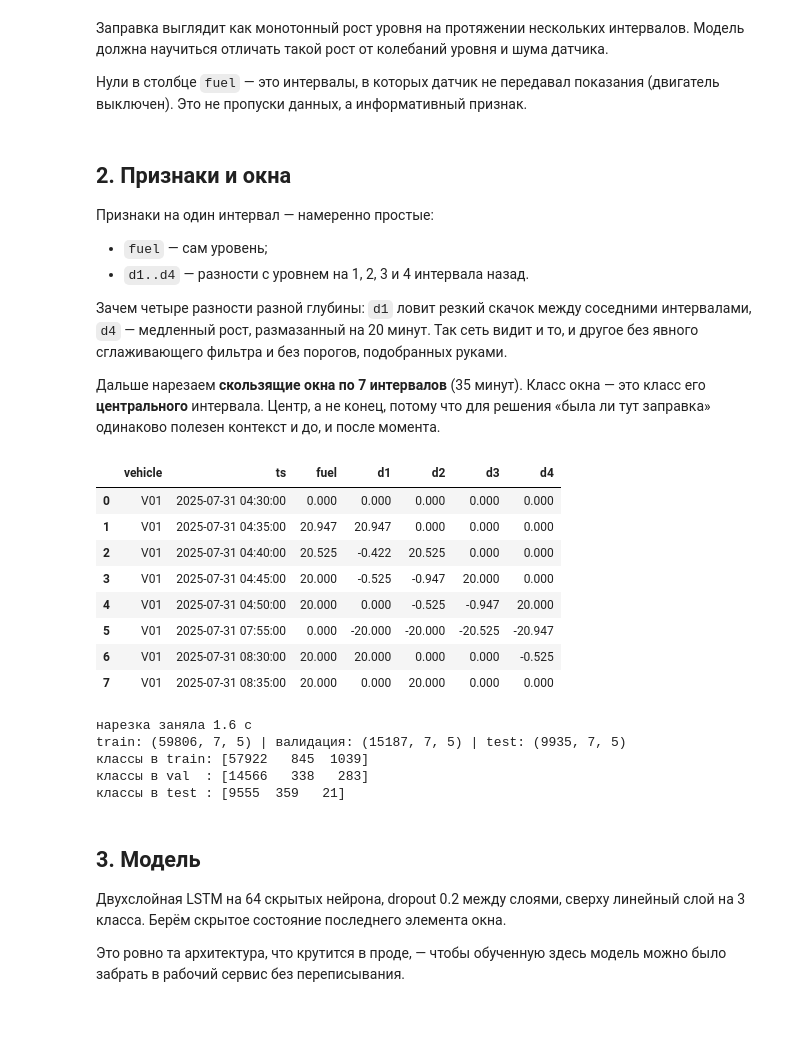
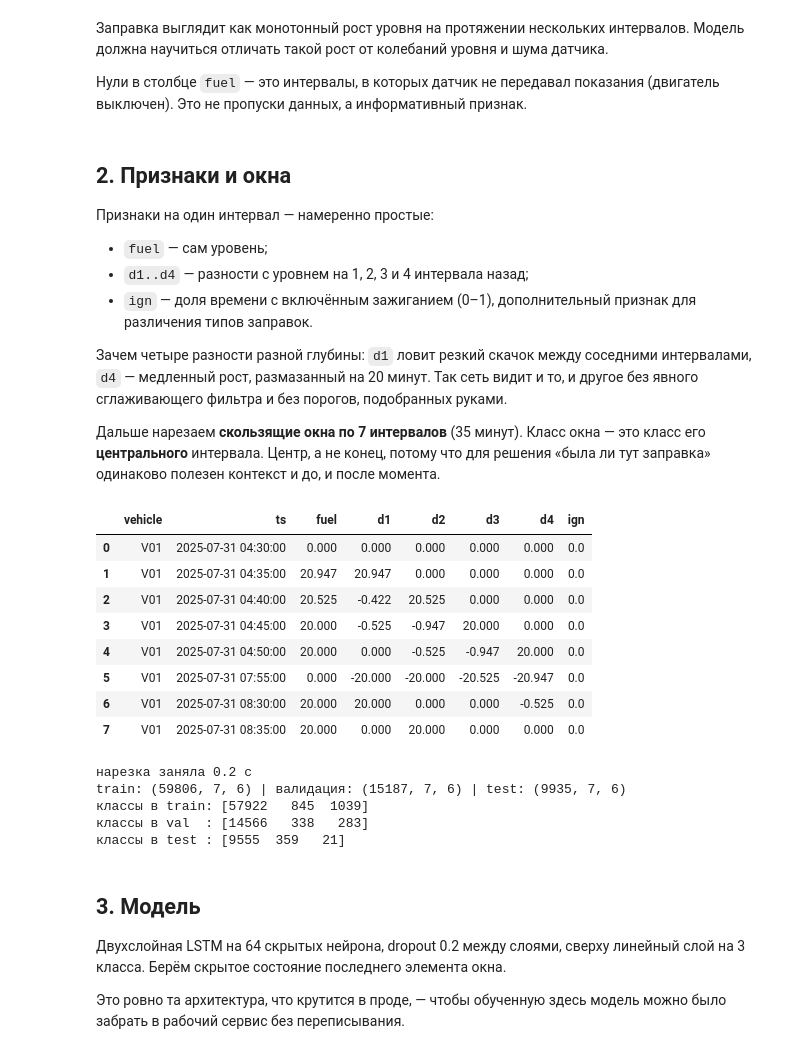
Before and after one commit to rurkk/ML4, a Jupyter notebook: Fuel_Refuel_Detection_Lab.ipynb, the cells around one changed output. Drawn from its saved outputs; the diff is of its cells as text; code cells hidden in the pictures; blank space fills up the shorter version.

```diff
--- a/Fuel_Refuel_Detection_Lab.ipynb
+++ b/Fuel_Refuel_Detection_Lab.ipynb
@@ -199,7 +198,8 @@ print(w[["ts", "fuel", "ign", "speed", "n_msg", "label"]].to_string(index=False)
 Признаки на один интервал — намеренно простые:
 
 * `fuel` — сам уровень;
-* `d1..d4` — разности с уровнем на 1, 2, 3 и 4 интервала назад.
+* `d1..d4` — разности с уровнем на 1, 2, 3 и 4 интервала назад;
+* `ign` — доля времени с включённым зажиганием (0–1), дополнительный признак для различения типов заправок.
 
 Зачем четыре разности разной глубины: `d1` ловит резкий скачок между соседними интервалами,
 `d4` — медленный рост, размазанный на 20 минут. Так сеть видит и то, и другое
@@ -209,30 +209,32 @@ print(w[["ts", "fuel", "ign", "speed", "n_msg", "label"]].to_string(index=False)
 его **центрального** интервала. Центр, а не конец, потому что для решения «была ли тут заправка»
 одинаково полезен контекст и до, и после момента.
 # %%
-FEATURES = ["fuel", "d1", "d2", "d3", "d4"]
+# Добавил ign — долю времени с включённым зажиганием.
+# Возможно, так модели будет проще различать два типа заправок.
+FEATURES = ["fuel", "d1", "d2", "d3", "d4", "ign"]  # новый признак: ign
 SEQ_LEN = 7          # длина окна в интервалах
 CENTER = SEQ_LEN // 2
 
 
 def add_features(g):
     g = g.sort_values("ts").copy()
     for k in (1, 2, 3, 4):
         g[f"d{k}"] = g["fuel"].diff(k).fillna(0.0)
     return g
 
 
-df = df.groupby("vehicle", group_keys=False).apply(add_features)
-df[["vehicle", "ts", "fuel"] + [f"d{k}" for k in (1, 2, 3, 4)]].head(8)
+df = pd.concat([add_features(g) for _, g in df.groupby("vehicle")])
+df[["vehicle", "ts"] + FEATURES].head(8)
 # %% [output]
-|  | vehicle | ts | fuel | d1 | d2 | d3 | d4 |
-| 0 | V01 | 2025-07-31 04:30:00 | 0.000 | 0.000 | 0.000 | 0.000 | 0.000 |
-| 1 | V01 | 2025-07-31 04:35:00 | 20.947 | 20.947 | 0.000 | 0.000 | 0.000 |
-| 2 | V01 | 2025-07-31 04:40:00 | 20.525 | -0.422 | 20.525 | 0.000 | 0.000 |
-| 3 | V01 | 2025-07-31 04:45:00 | 20.000 | -0.525 | -0.947 | 20.000 | 0.000 |
-| 4 | V01 | 2025-07-31 04:50:00 | 20.000 | 0.000 | -0.525 | -0.947 | 20.000 |
-| 5 | V01 | 2025-07-31 07:55:00 | 0.000 | -20.000 | -20.000 | -20.525 | -20.947 |
-| 6 | V01 | 2025-07-31 08:30:00 | 20.000 | 20.000 | 0.000 | 0.000 | -0.525 |
-| 7 | V01 | 2025-07-31 08:35:00 | 20.000 | 0.000 | 20.000 | 0.000 | 0.000 |
+|  | vehicle | ts | fuel | d1 | d2 | d3 | d4 | ign |
+| 0 | V01 | 2025-07-31 04:30:00 | 0.000 | 0.000 | 0.000 | 0.000 | 0.000 | 0.0 |
+| 1 | V01 | 2025-07-31 04:35:00 | 20.947 | 20.947 | 0.000 | 0.000 | 0.000 | 0.0 |
+| 2 | V01 | 2025-07-31 04:40:00 | 20.525 | -0.422 | 20.525 | 0.000 | 0.000 | 0.0 |
+| 3 | V01 | 2025-07-31 04:45:00 | 20.000 | -0.525 | -0.947 | 20.000 | 0.000 | 0.0 |
+| 4 | V01 | 2025-07-31 04:50:00 | 20.000 | 0.000 | -0.525 | -0.947 | 20.000 | 0.0 |
+| 5 | V01 | 2025-07-31 07:55:00 | 0.000 | -20.000 | -20.000 | -20.525 | -20.947 | 0.0 |
+| 6 | V01 | 2025-07-31 08:30:00 | 20.000 | 20.000 | 0.000 | 0.000 | -0.525 | 0.0 |
+| 7 | V01 | 2025-07-31 08:35:00 | 20.000 | 0.000 | 20.000 | 0.000 | 0.000 | 0.0 |
 # %%
 def make_windows(frame):
     """Нарезает окна внутри каждой машины отдельно, чтобы не склеить разные ТС."""
@@ -268,8 +270,8 @@ print("классы в train:", np.bincount(y_train))
 print("классы в val  :", np.bincount(y_val))
 print("классы в test :", np.bincount(y_test))
 # %% [output]
-нарезка заняла 1.6 c
-train: (59806, 7, 5) | валидация: (15187, 7, 5) | test: (9935, 7, 5)
+нарезка заняла 0.2 c
+train: (59806, 7, 6) | валидация: (15187, 7, 6) | test: (9935, 7, 6)
 классы в train: [57922   845  1039]
 классы в val  : [14566   338   283]
 классы в test : [9555  359   21]
```
Also changed, not shown: parts of 9 cells of this notebook, 1 other file.
